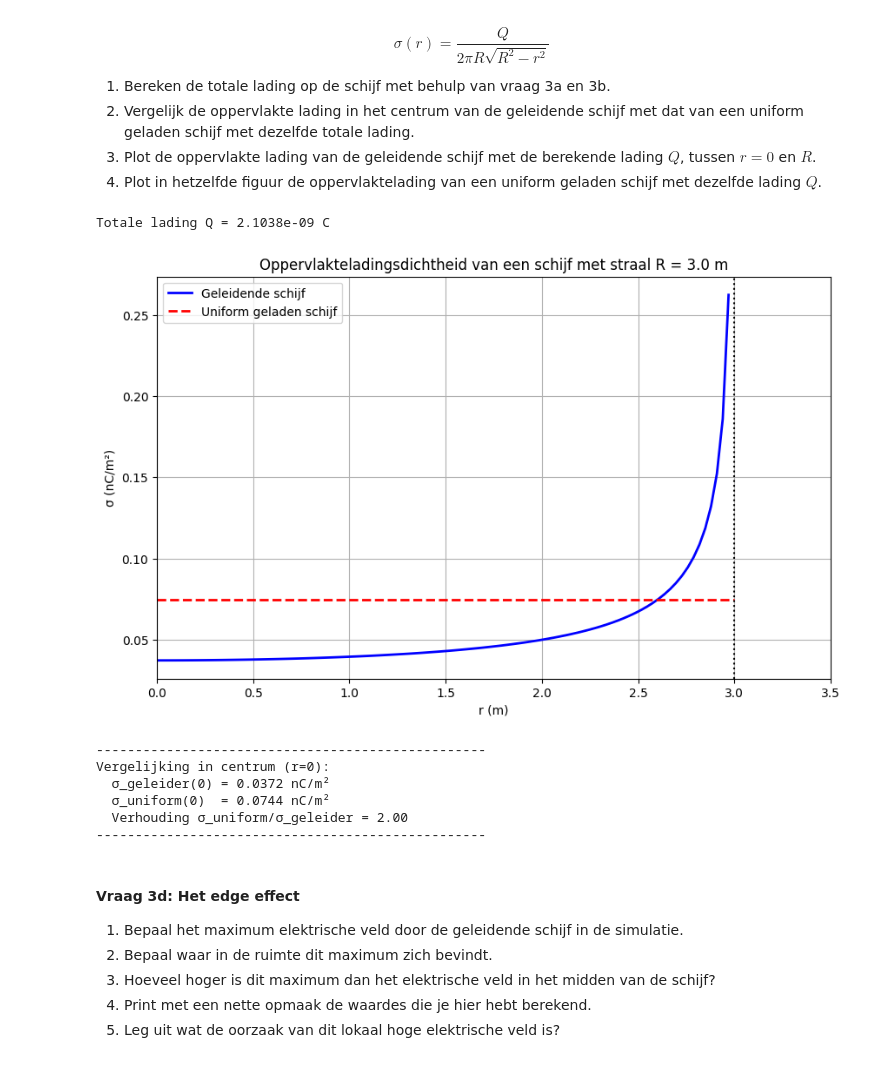
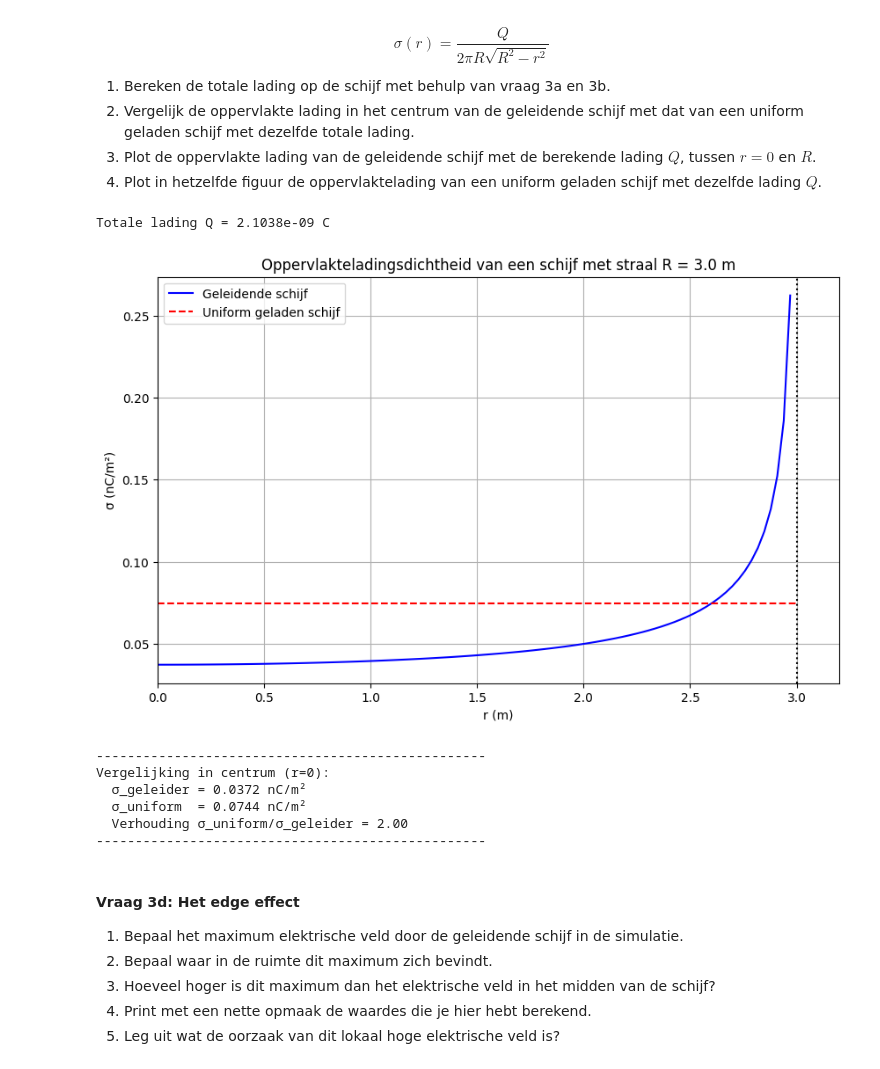
Before and after one commit to florisdekker148-bit/Floris-opdrachten-DEF-D, a Jupyter notebook: DigitaleOntwerpopdrachten/1CondensatorOpdracht/CondensatorOntwerpopdracht.ipynb, the cells around one changed output. Drawn from its saved outputs; the diff is of its cells as text; code cells hidden in the pictures.

```diff
--- a/DigitaleOntwerpopdrachten/1CondensatorOpdracht/CondensatorOntwerpopdracht.ipynb
+++ b/DigitaleOntwerpopdrachten/1CondensatorOpdracht/CondensatorOntwerpopdracht.ipynb
@@ -326,29 +326,21 @@ plot_results_disk(Ez, Er, normE, V, r, z, grid_step, disk_radius, z_pos_disk1, z
 1. Plot de elektrische veld sterkte op de as van de schijf.
 2. Print de norm van het elektrische veld op de as heel dicht bij het midden van de schijf, zorg hier voor een nette opmaak.
 # %%
-# Vraag 3a: Plot Ez op de as (z-as) van de schijf
-
-# Vind index voor r ≈ 0 (as)
-r_axis_idx = 0  # kleinste r-waarde (dichtst bij as)
+r_voor_as = 0
 
 # Plot Ez langs z voor deze r
 plt.figure(figsize=(10, 6))
-plt.plot(z_for_E, Ez[:, r_axis_idx], 'b-', linewidth=2)
-plt.xlabel('z (m)', fontsize=12)
-plt.ylabel('E_z (V/m)', fontsize=12)
-plt.title('Elektrische veldsterkte op de as van de schijf (r=0)', fontsize=14)
+plt.plot(z_for_E, Ez[:, r_voor_as])
+plt.xlabel('z (m)')
+plt.ylabel('E_z (V/m)')
+plt.title('Elektrische veldsterkte op de as van de schijf')
 plt.grid(True)
-
-# Markeer positie van de schijf
-plt.axvline(x=z_pos_disk1, color='r', linestyle='--', linewidth=2,
-            label=f'Schijf op z={z_pos_disk1} m')
-plt.axhline(y=0, color='k', linestyle=':', alpha=0.5)
-
-plt.legend(fontsize=12)
+plt.axvline(x=z_pos_disk1, color='r', linestyle='--', label=f'Schijf op z={z_pos_disk1} m')
+plt.legend()
 plt.show()
 
 # Veld vlak bij de schijf (voor 3b)
 z_near_idx = np.where(z_for_E > z_pos_disk1)[0][0]  # eerste punt boven schijf
-E_near = Ez[z_near_idx, r_axis_idx]
-print(f"Ez vlak boven schijf (z={z_for_E[z_near_idx]:.3f} m): {E_near:.4e} V/m")
+E_near = Ez[z_near_idx, r_voor_as]
+print(f"Ez vlak boven schijf (z={z_for_E[z_near_idx]:.1f} m): {E_near:.4f} V/m")
 # %% [output]
@@ -384,48 +372,48 @@ $$\sigma(r) = \frac{Q}{2 \pi R \sqrt{R^2 - r^2}}$$
 3. Plot de oppervlakte lading van de geleidende schijf met de berekende lading $Q$, tussen $r = 0$ en $R$.
 4. Plot in hetzelfde figuur de oppervlaktelading van een uniform geladen schijf met dezelfde lading $Q$.
 # %%
-sigma_center = epsilon0 * abs(Ez[z_surface_idx, r_center_idx])
+sigma_center = epsilon0 * abs(Ez[z_near_idx, r_voor_as])
 
 Q_total = 2 * np.pi * disk_radius**2 * sigma_center
 print(f"Totale lading Q = {Q_total:.4e} C")
 
 
 # Maak r-waarden van 0 tot R
 r_values = np.linspace(0, disk_radius, 100)
 
 # Ladingsverdeling geleidende schijf
 sigma_conductor = Q_total / (2 * np.pi * disk_radius * np.sqrt(disk_radius**2 - r_values**2))
 
 # Ladingsverdeling uniforme schijf (constant)
 sigma_uniform = np.ones_like(r_values) * Q_total / (np.pi * disk_radius**2)
 
 # Plot
 plt.figure(figsize=(10, 6))
-plt.plot(r_values, sigma_conductor * 1e9, 'b-', linewidth=2, label='Geleidende schijf')
-plt.plot(r_values, sigma_uniform * 1e9, 'r--', linewidth=2, label='Uniform geladen schijf')
+plt.plot(r_values, sigma_conductor * 1e9, 'b-', label='Geleidende schijf')
+plt.plot(r_values, sigma_uniform * 1e9, 'r--', label='Uniform geladen schijf')
 plt.xlabel('r (m)')
 plt.ylabel('σ (nC/m²)')
 plt.title('Oppervlakteladingsdichtheid van een schijf met straal R = 3.0 m')
 plt.grid(True)
 plt.legend()
 plt.axvline(x=disk_radius, color='k', linestyle=':', label='Rand van schijf')
-plt.xlim(0, disk_radius+0.5)
+plt.xlim(0, disk_radius+0.2)
 plt.show()
 
 # Print vergelijking in centrum
 print("-" * 50)
 print(f"Vergelijking in centrum (r=0):")
-print(f"  σ_geleider(0) = {sigma_conductor[0]*1e9:.4f} nC/m²")
-print(f"  σ_uniform(0)  = {sigma_uniform[0]*1e9:.4f} nC/m²")
+print(f"  σ_geleider = {sigma_conductor[0]*1e9:.4f} nC/m²")
+print(f"  σ_uniform  = {sigma_uniform[0]*1e9:.4f} nC/m²")
 print(f"  Verhouding σ_uniform/σ_geleider = {sigma_uniform[0]/sigma_conductor[0]:.2f}")
 print("-" * 50)
 # %% [output]
 Totale lading Q = 2.1038e-09 C
-[figure, old version]
+[figure, new version]
 --------------------------------------------------
 Vergelijking in centrum (r=0):
-  σ_geleider(0) = 0.0372 nC/m²
-  σ_uniform(0)  = 0.0744 nC/m²
+  σ_geleider = 0.0372 nC/m²
+  σ_uniform  = 0.0744 nC/m²
   Verhouding σ_uniform/σ_geleider = 2.00
 --------------------------------------------------
 # %% [markdown]
```
Also changed, not shown: parts of 10 cells of this notebook, 1 other file.
